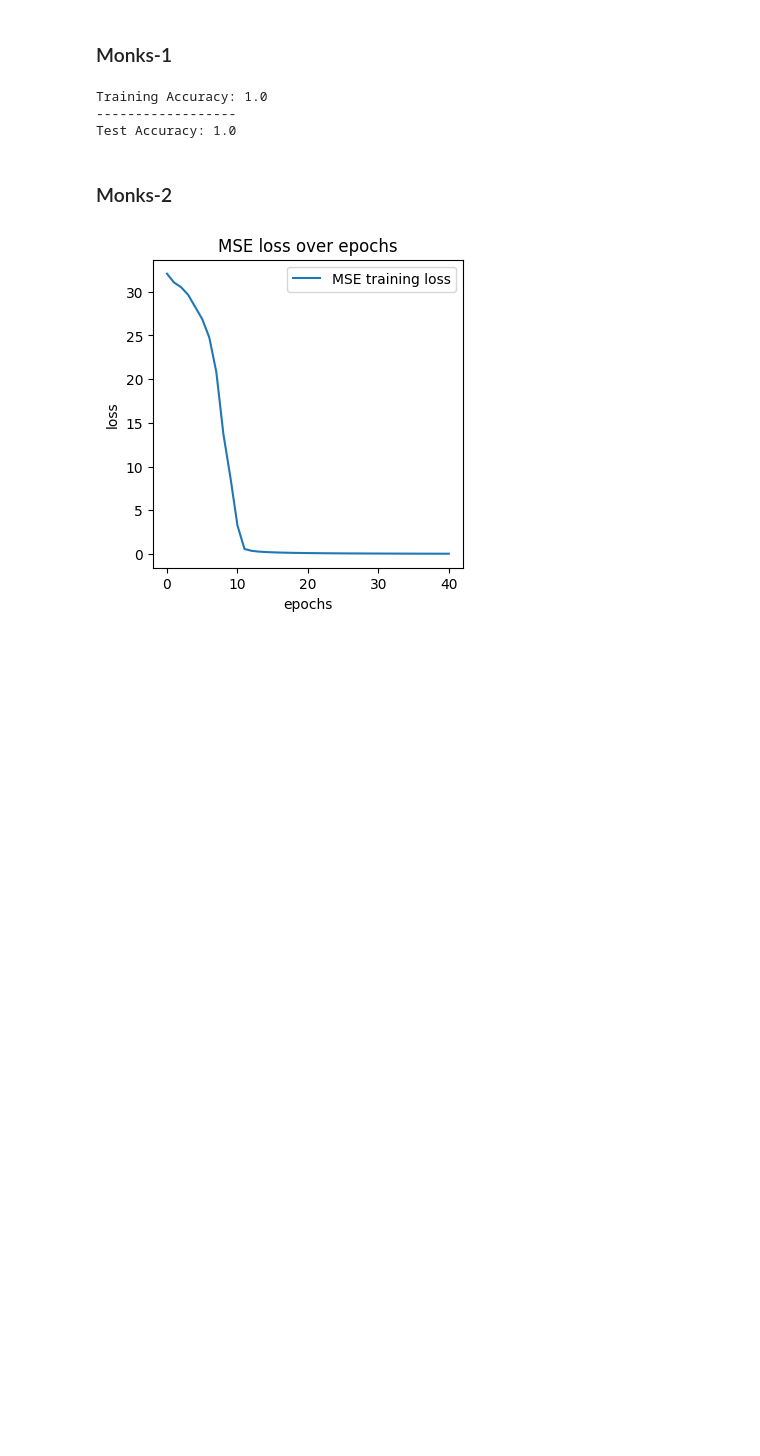
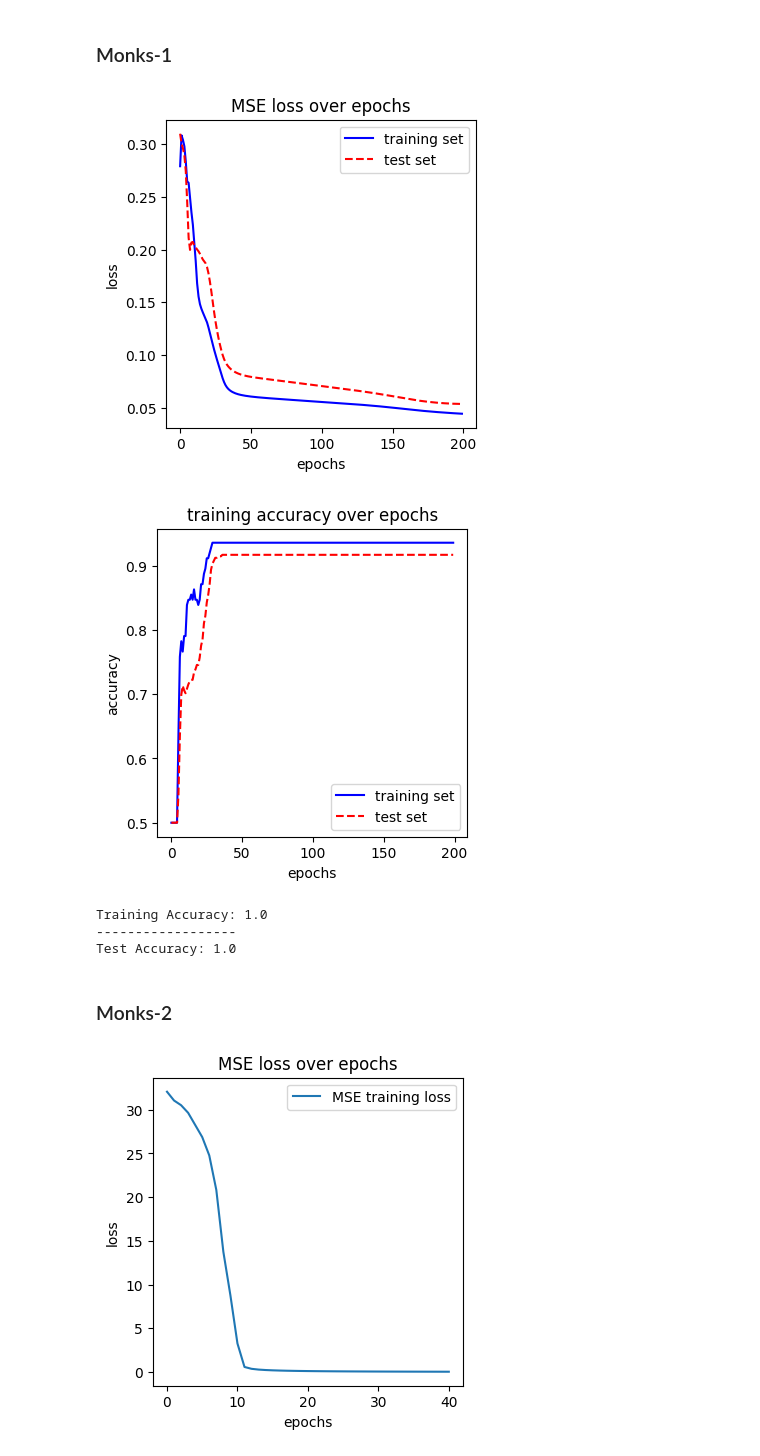
Before and after one commit to nicolapitzalis/Fully-Connected-NN-Implementation, a Jupyter notebook: monks.ipynb, the cells around one changed output. Cells and saved outputs as stored; diff of their text form; code cells hidden in the pictures; blank space fills up the shorter version.

```diff
--- a/monks.ipynb
+++ b/monks.ipynb
@@ -15,11 +15,12 @@ import json
 # %%
 train_data, train_targets = read_monk('datasets/monks/monks-1.train')
 test_data, test_targets = read_monk('datasets/monks/monks-1.test')
-train_data, train_target = shuffle(train_data, train_targets)
+# train_data, train_target = shuffle(train_data, train_targets)
 # %%
 net = NeuralNetwork(
     hidden_layer_sizes=[3],
     n_output_units=1,
+    weight_init_uniform_range=0.1,
     training_loss_type_value=LossFunction.MSE.value,
     validation_loss_type_value=LossFunction.MSE.value,
     evaluation_metric_type_value=Metrics.ACCURACY.value,
@@ -29,7 +30,7 @@ net = NeuralNetwork(
     reg_lambda=0,
     mom_alpha=0.9,
     nesterov=False,
-    epochs=500,
+    epochs=200,
     batch_size=1,
     classification=True,
     early_stopping=False,
@@ -37,11 +38,17 @@ net = NeuralNetwork(
     linear_decay=True,
     patience=30,
     tolerance=0.1,
-    tao=500,
+    tao=200,
     verbose=False
     )
 
-net.train_net(train_data=train_data, train_target=train_target)
+net.train_net(train_data=train_data, train_target=train_targets, val_data=test_data, val_target=test_targets)
+# %%
+plot_over_epochs(y_values=net.training_losses, title='MSE loss over epochs', y_label='loss', y_legend='training set', y_prime_values=net.validation_losses, y_prime_legend='test set')
+plot_over_epochs(y_values=net.training_evaluations, title='training accuracy over epochs', y_label='accuracy', y_legend='training set', y_prime_values=net.validation_evaluations, y_prime_legend='test set')
+# %% [output]
+[figure, added]
+[figure, added]
 # %%
 test_accuracy = net.predict_and_evaluate(test_data, test_targets, Metrics.ACCURACY.value)
 print(f"Training Accuracy: {net.training_evaluations[-1]}")
```
Also changed, not shown: 5 other files.
